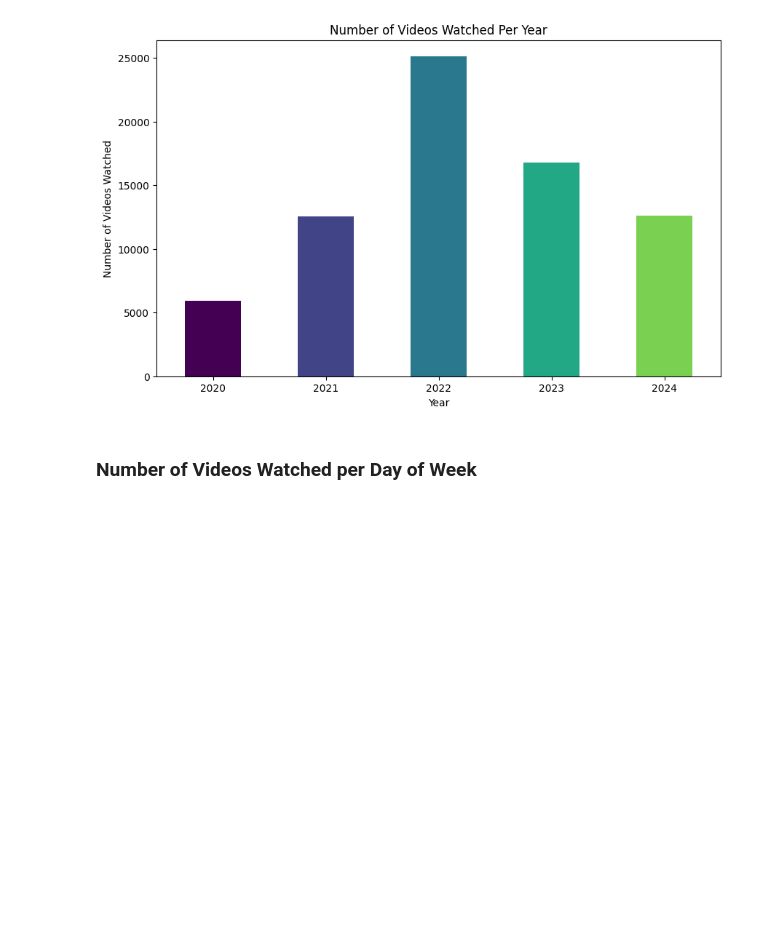
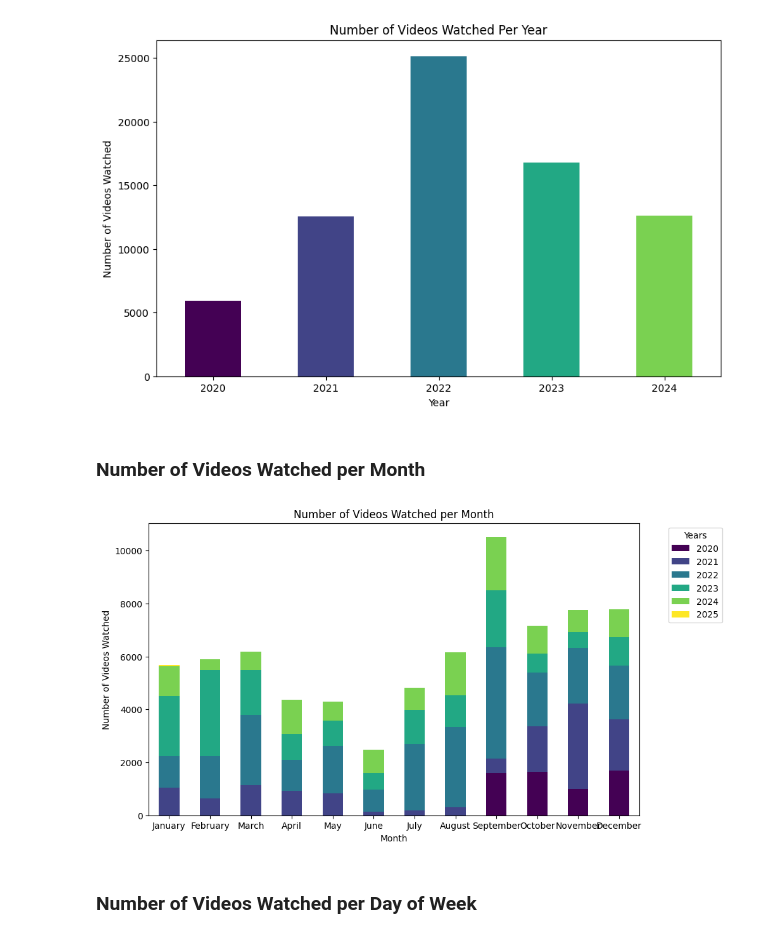
Before and after one commit to ddsdAlp/dsa210_project, a Jupyter notebook: dsa210_termProject.ipynb, the cells around one changed output. Cells and saved outputs as stored; diff of their text form; code cells hidden in the pictures; blank space fills up the shorter version.

Commit message:
added more plots, hypothesis testing, ml model

```diff
--- a/dsa210_termProject.ipynb
+++ b/dsa210_termProject.ipynb
@@ -132,6 +131,21 @@ plt.xticks(rotation=0)
 plt.show()
 # %% [output]
 [figure]
+# %% [markdown]
+### Number of Videos Watched per Month
+# %%
+months = ['January', 'February', 'March', 'April', 'May', 'June', 'July', 'August', 'September', 'October', 'November', 'December']
+videos_per_month_year = df.groupby([df['time'].dt.month_name(), df['time'].dt.year]).size().unstack(fill_value=0).reindex(months)
+
+videos_per_month_year.plot(kind='bar', stacked=True, figsize=(10, 6), colormap='viridis')
+plt.title('Number of Videos Watched per Month')
+plt.xlabel('Month')
+plt.ylabel('Number of Videos Watched')
+plt.legend(title='Years', bbox_to_anchor=(1.05, 1), loc='upper left')
+plt.xticks(rotation=0)
+plt.show()
+# %% [output]
+[figure, added]
 # %% [markdown]
 ### Number of Videos Watched per Day of Week
 # %%
```
Also changed, not shown: parts of 12 cells of this notebook, 12 other files.
